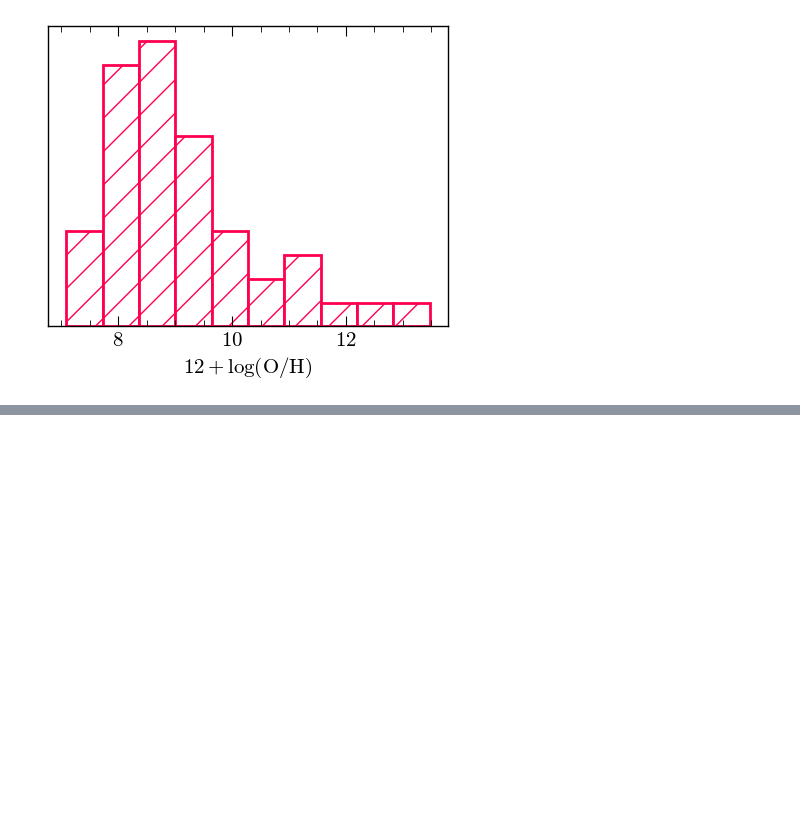
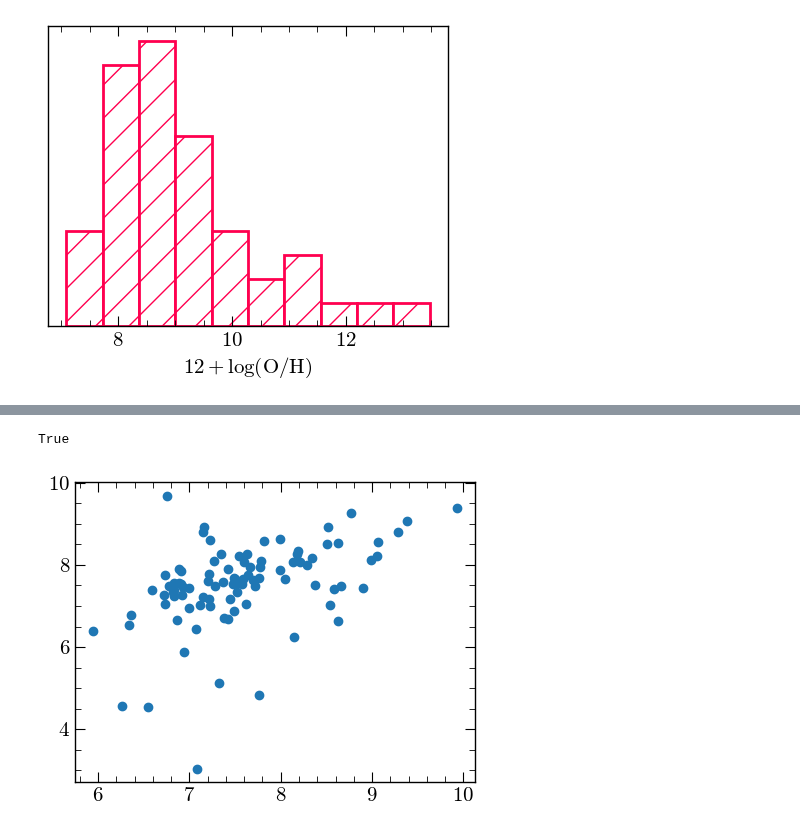
Before and after one commit to 0hardytom/eelgs, a Jupyter notebook: notebooks/week5-6/result_plotter.ipynb, the cells around one changed output, grey strips where cells are left out. Saved outputs shown, nothing was run; the diff lists cells and outputs as text; code cells hidden in the pictures; blank space fills up the shorter version.

```diff
--- a/notebooks/week5-6/result_plotter.ipynb
+++ b/notebooks/week5-6/result_plotter.ipynb
@@ -347,3 +347,12 @@ Table length=28
 | 8d44m28pt575s2d33m16pt087s | 8.741270833333333 | 2.554468611111111 | 0.29722217042421395 | 3.0558981771280123 | nan | nan | 8.0383633629843 | 0.0006578519798110195 | 9.585123429466694 | 1.7046852111831299 | ... |
 | 8d44m25pt035s2d33m44pt62s | 8.740287499999999 | 2.562394444444444 | 0.3735641597064474 | 28.343646299658015 | 8.169700692294732 | 0.4009137074964265 | 8.056602863311639 | 0.0002550726729019783 | 8.666837513346046 | 0.7201189036373692 | ... |
 | 8d43m56pt64s2d33m30pt474s | 8.732399999999998 | 2.558465 | 0.3910378632686655 | 37.352151203994595 | 11.21465462418739 | 0.05995872437069231 | 8.041528749469041 | 0.0002604419768850414 | 10.790022345936963 | 0.48976214166518184 | ... |
+# %%
+fig, ax = pf.create_plot()
+
+ax.scatter(np.log10(tab['oiii5007_flux']), np.log10(tab['oii3726_flux']))
+
+pf.fix_plot([ax])
+# %% [output]
+True
+[figure, added]
```
Also changed, not shown: parts of 2 cells of this notebook.
